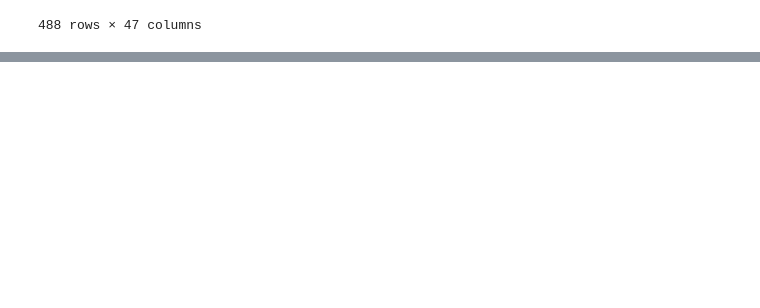
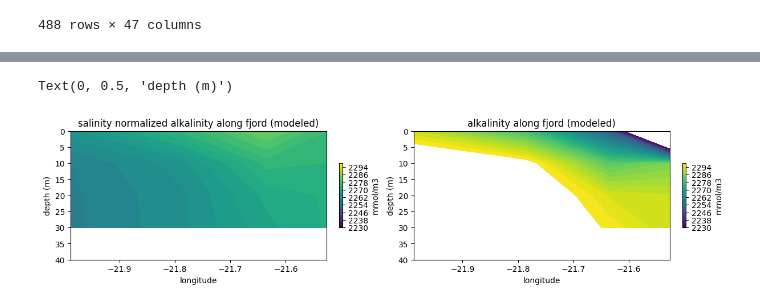
Before and after one commit to CWorthy-ocean/C-Star-in-Hvalfjordur, a Jupyter notebook: notebooks/bgc_analysis.ipynb, the cells around one changed output, grey strips where cells are left out. Saved outputs shown, nothing was run; the diff lists cells and outputs as text; code cells hidden in the pictures; blank space fills up the shorter version.

```diff
--- a/notebooks/bgc_analysis.ipynb
+++ b/notebooks/bgc_analysis.ipynb
@@ -139,6 +163,21 @@ nDIC_model=((bgc['DIC'].load()-DIC0)/phys['salt'].thin({'time': 24}).load())*Sre
 
 bgc['nTA']=nTA_model
 bgc['nDIC']=nDIC_model
+# %%
+# define location which calculations the average location of each station
+def get_location(obs, hv_values):
+    locations = []
+    for hv in hv_values:
+        lat = obs['lat'].sel(HV=hv).isel(depth_bin=0).mean('time').squeeze().values
+        lon = obs['lon'].sel(HV=hv).isel(depth_bin=0).mean('time').squeeze().values + 360
+        locations.append([lat, lon])
+    return locations
+
+# List of HV values
+hv_values = np.unique(obs['HV'].values)
+
+# Get the locations
+locations = get_location(obs, hv_values)
 # %%
 # Assuming locations is a list of lat/lon pairs
 bgc_values = []
@@ -177,15 +201,26 @@ locations = get_location(obs, hv_values)
 # %%
-# -----------------------------
-# Extract time list from obs
-# -----------------------------
+import pandas as pd
+import numpy as np
+
+# 1. Extract unique time list from obs (the actual cruise dates)
 time_list = np.unique(obs['time'].values)
 
-# -----------------------------
-# Select nearest model output
-# -----------------------------
+# 2. Identify the target dates we want to fetch from the model
+# We look for 2025 data specifically for Feb/March
+time_pd = pd.DatetimeIndex(time_list)
+selection_targets = [
+    t.replace(year=2025) if t.month in [2, 3] else t
+    for t in time_pd
+]
+
+# 3. Select nearest model output using the shifted dates
 bgc_sub = bgc_values_combined.sel(
-    time=time_list,
+    time=selection_targets,
     method='nearest'
 )
+
+# 4. OVERWRITE the model's time coordinate back to the original obs times
+# This "tricks" the model data into having the same time labels as your obs
+bgc_sub = bgc_sub.assign_coords(time=time_list)
 # %%
 bgc_sub.load()
@@ -376,34 +436,37 @@ ax[1].set_ylabel('depth (m)')
 # %%
-loc = obs['lon'].sel(HV=[1,5,9,10]).isel(depth_bin=0).mean('date').values
+loc = obs['lon'].sel(HV=[1,5,9,10]).isel(depth_bin=0).mean('time').values
 depth=obs['depth_bin'].values
 levels=np.arange(2230,2300,2)
 
 bins = np.arange(0, 90, 10)
 #depth_bins = xr.DataArray(pd.cut(depth, bins, labels=bins[:-1]), dims="depth", name="binned_depth")
 
 data_alk1=bgc_sub['nTA'].sel(location=[1,5,9,10]).isel(time=slice(2,7)).mean('time')
 data_alk2=bgc_sub['ALK'].sel(location=[1,5,9,10]).isel(time=slice(2,7)).mean('time')
 
 fig, axarr = plt.subplots(nrows=1, ncols=2, figsize=(6*2, 3), constrained_layout=True)
 ax = axarr.flatten()
 
 #c0=ax[0].contourf(loc, data_alk.depth, data_alk.transpose())
 c0=ax[0].contourf(loc,data_alk1.depth*(-1),data_alk1.transpose(),levels)
 plt.colorbar(c0,ax=ax[0], orientation='vertical', label='mmol/m3',shrink=0.5)
 ax[0].set_ylim(0,40)
 ax[0].invert_yaxis()
 ax[0].set_title('salinity normalized alkalinity along fjord (modeled)')
 ax[0].set_xlabel('longitude')
 ax[0].set_ylabel('depth (m)')
 
 
 c0=ax[1].contourf(loc,data_alk2.depth*(-1),data_alk2.transpose(),levels)
 plt.colorbar(c0,ax=ax[1], orientation='vertical', label='mmol/m3',shrink=0.5)
 ax[1].set_ylim(0,40)
 ax[1].invert_yaxis()
 ax[1].set_title('alkalinity along fjord (modeled)')
 ax[1].set_xlabel('longitude')
 ax[1].set_ylabel('depth (m)')
+# %% [output]
+Text(0, 0.5, 'depth (m)')
+[figure, added]
 # %%
 import matplotlib.pyplot as plt
 import numpy as np
```
Also changed, not shown: parts of 25 cells of this notebook.
